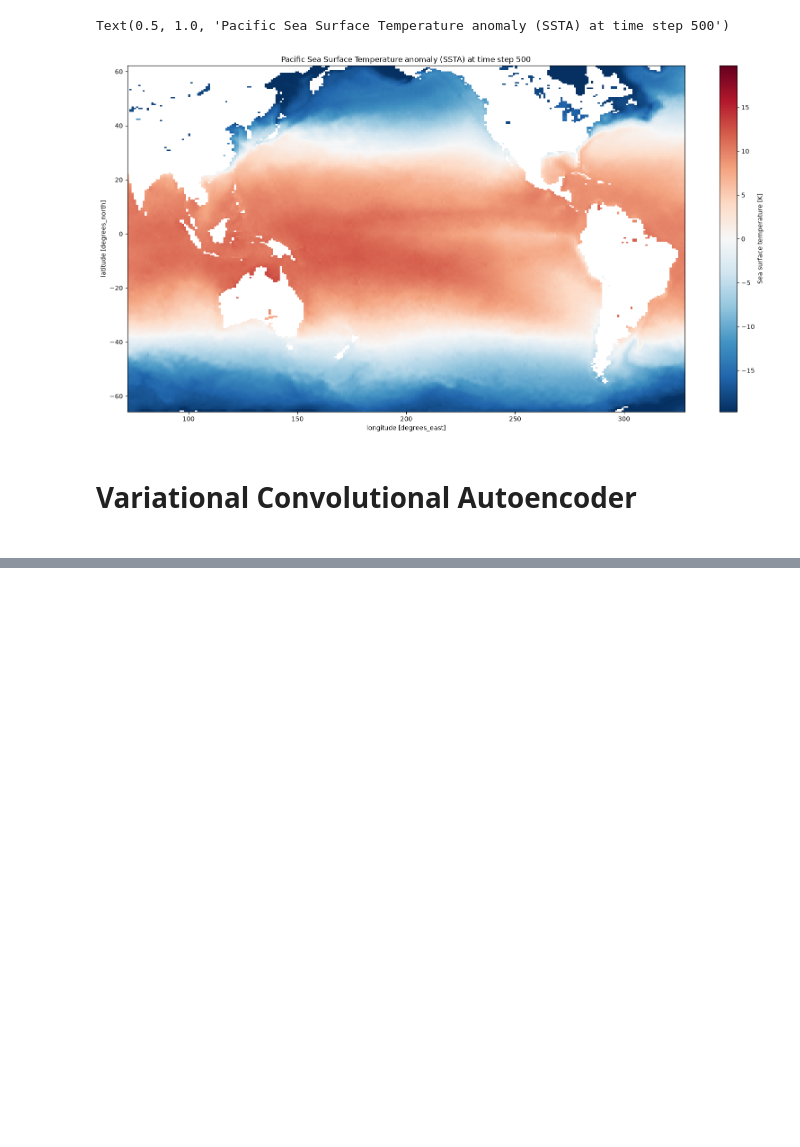
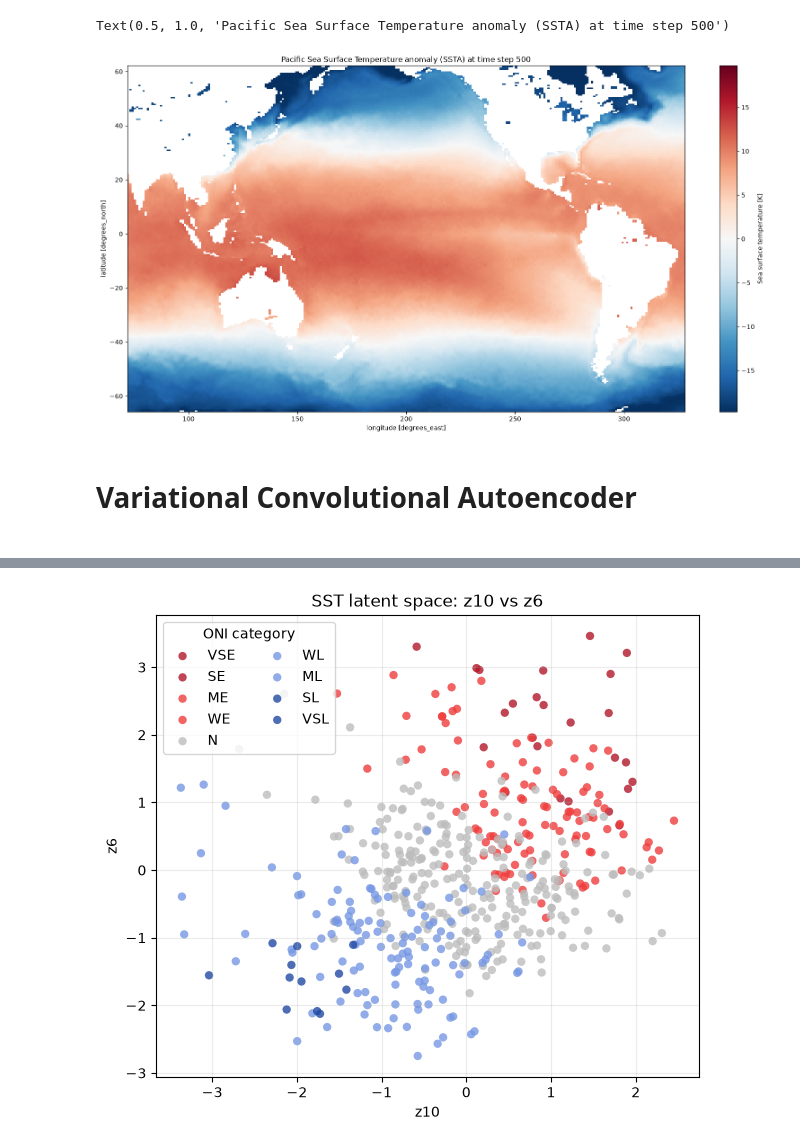
Before and after one commit to or-evan/Wk4Proj, a Jupyter notebook: VAE.ipynb, the cells around one changed output, grey strips where cells are left out. Drawn from its saved outputs; the diff is of its cells as text; code cells hidden in the pictures; blank space fills up the shorter version.

```diff
--- a/VAE.ipynb
+++ b/VAE.ipynb
@@ -73,6 +185,4 @@ Text(0.5, 1.0, 'Pacific Sea Surface Temperature anomaly (SSTA) at time step 500'
 # %% [markdown]
 <h1>Variational Convolutional Autoencoder<h1>
-# %%
-latent_dim = 2
 # %%
 class ConvVAE(nn.Module):
@@ -118,0 +417,16 @@ def kl_diag_gaussian(mu, logvar):
+# %%
+model = ConvVAE(latent_dim=16)
+
+history = train_conv_vae(
+    model,
+    train_loader,
+    validation_loader,
+    epochs=100,
+    beta=BETA,
+    learning_rate=3e-4,
+    weight_decay=1e-4,
+    patience=10,
+    seed=seed,
+)
+
+latents = encode_latents(model, sst_anomaly, standardizer)
@@ -118,0 +544,32 @@ def kl_diag_gaussian(mu, logvar):
+# %%
+# Choose one pair of latent vectors to plot.
+x_latent = 10
+y_latent = 6
+
+if not (0 <= x_latent < latents.sizes["latent"]):
+    raise ValueError(f"x_latent must be between 0 and {latents.sizes['latent'] - 1}")
+if not (0 <= y_latent < latents.sizes["latent"]):
+    raise ValueError(f"y_latent must be between 0 and {latents.sizes['latent'] - 1}")
+if x_latent == y_latent:
+    raise ValueError("x_latent and y_latent must be different")
+
+fig, ax = plt.subplots(figsize=(7, 6))
+for category, colour in category_colours.items():
+    selected = matched & (categories == category)
+    ax.scatter(
+        latents.latent_mean.values[selected, x_latent],
+        latents.latent_mean.values[selected, y_latent],
+        color=colour,
+        label=category,
+        alpha=0.8,
+        edgecolors="none",
+    )
+
+ax.set_xlabel(f"z{x_latent}")
+ax.set_ylabel(f"z{y_latent}")
+ax.set_title(f"SST latent space: z{x_latent} vs z{y_latent}")
+ax.legend(title="ONI category", ncol=2)
+ax.grid(alpha=0.25)
+plt.show()
+# %% [output]
+[figure, added]
```
Also changed, not shown: parts of 19 cells of this notebook, 1 other file.
